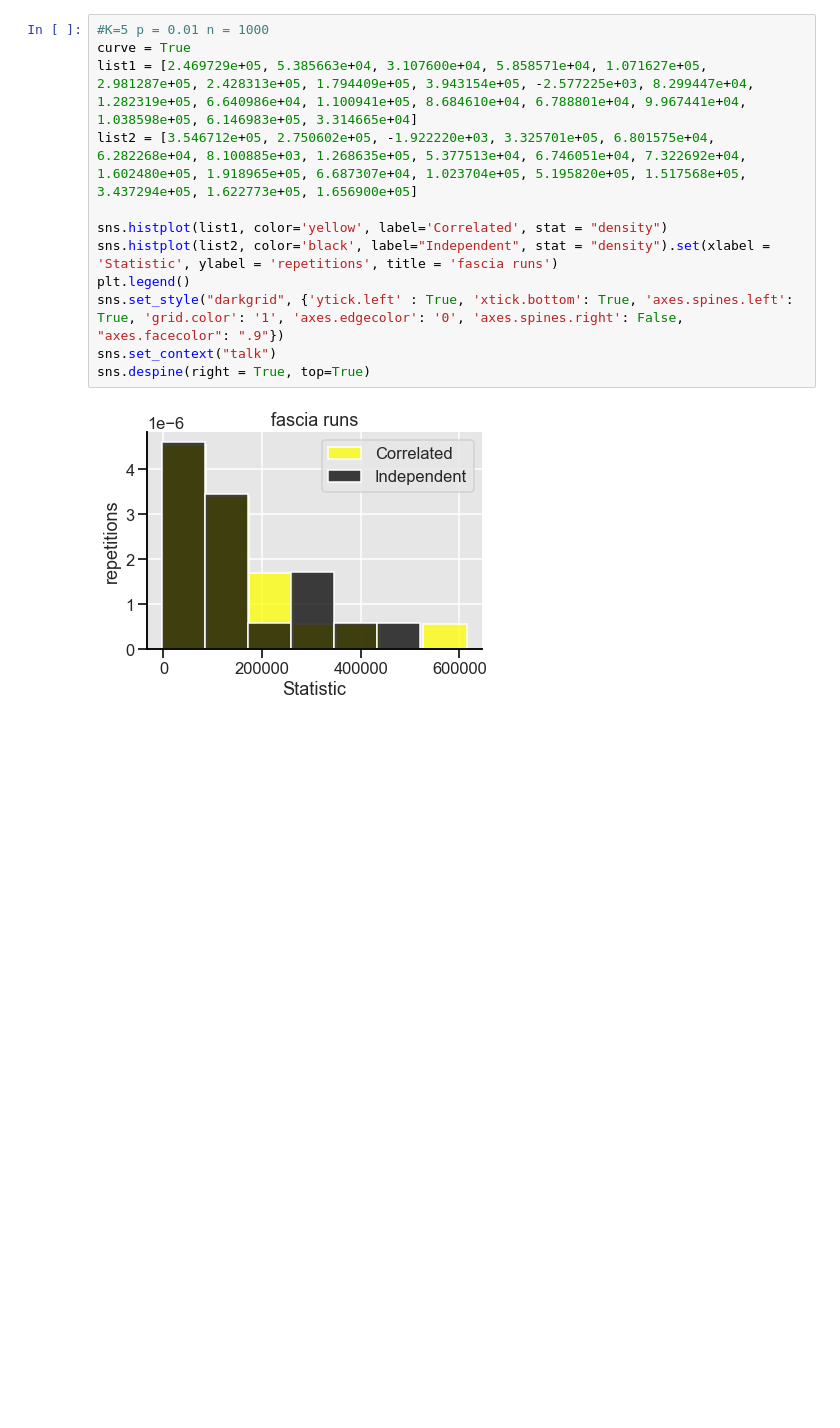
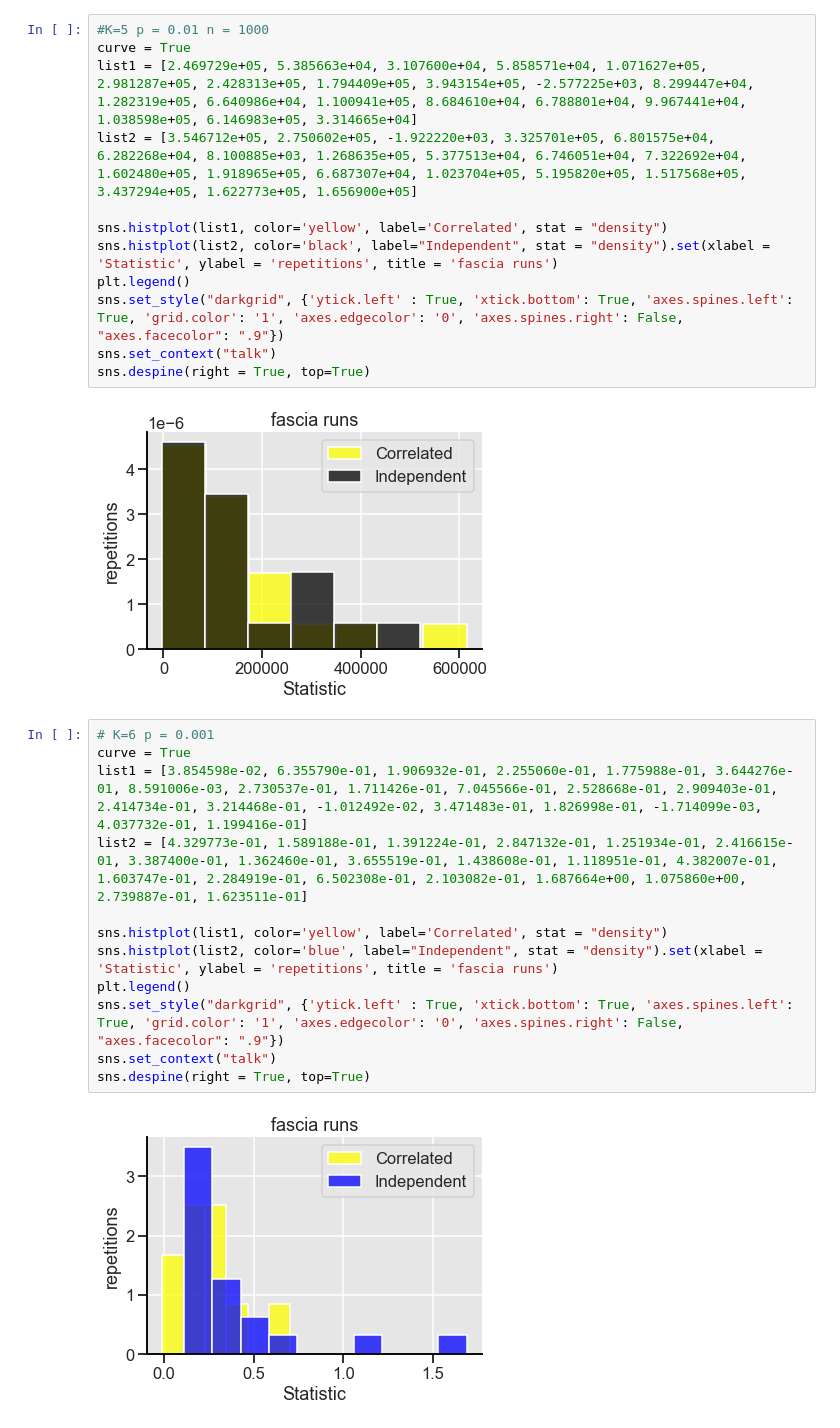
Before and after one commit to louishu17/tree_color_coding_task, a Jupyter notebook: Jupyter Vizualizations/fascia_viz.ipynb, the cells around one changed output. Cells and saved outputs as stored; diff of their text form; blank space fills up the shorter version.

Commit message:
added more fascia graphs, k=6 runs

```diff
--- a/Jupyter Vizualizations/fascia_viz.ipynb
+++ b/Jupyter Vizualizations/fascia_viz.ipynb
@@ -143,3 +143,17 @@ sns.set_context("talk")
 sns.despine(right = True, top=True)
 # %% [output]
 [figure]
+# %%
+# K=6 p = 0.001
+curve = True
+list1 = [3.854598e-02, 6.355790e-01, 1.906932e-01, 2.255060e-01, 1.775988e-01, 3.644276e-01, 8.591006e-03, 2.730537e-01, 1.711426e-01, 7.045566e-01, 2.528668e-01, 2.909403e-01, 2.414734e-01, 3.214468e-01, -1.012492e-02, 3.471483e-01, 1.826998e-01, -1.714099e-03, 4.037732e-01, 1.199416e-01]
+list2 = [4.329773e-01, 1.589188e-01, 1.391224e-01, 2.847132e-01, 1.251934e-01, 2.416615e-01, 3.387400e-01, 1.362460e-01, 3.655519e-01, 1.438608e-01, 1.118951e-01, 4.382007e-01, 1.603747e-01, 2.284919e-01, 6.502308e-01, 2.103082e-01, 1.687664e+00, 1.075860e+00, 2.739887e-01, 1.623511e-01]
+
+sns.histplot(list1, color='yellow', label='Correlated', stat = "density")
+sns.histplot(list2, color='blue', label="Independent", stat = "density").set(xlabel = 'Statistic', ylabel = 'repetitions', title = 'fascia runs')
+plt.legend()
+sns.set_style("darkgrid", {'ytick.left' : True, 'xtick.bottom': True, 'axes.spines.left': True, 'grid.color': '1', 'axes.edgecolor': '0', 'axes.spines.right': False, "axes.facecolor": ".9"})
+sns.set_context("talk")
+sns.despine(right = True, top=True)
+# %% [output]
+[figure, added]
```
Also changed, not shown: parts of 3 cells of this notebook.
